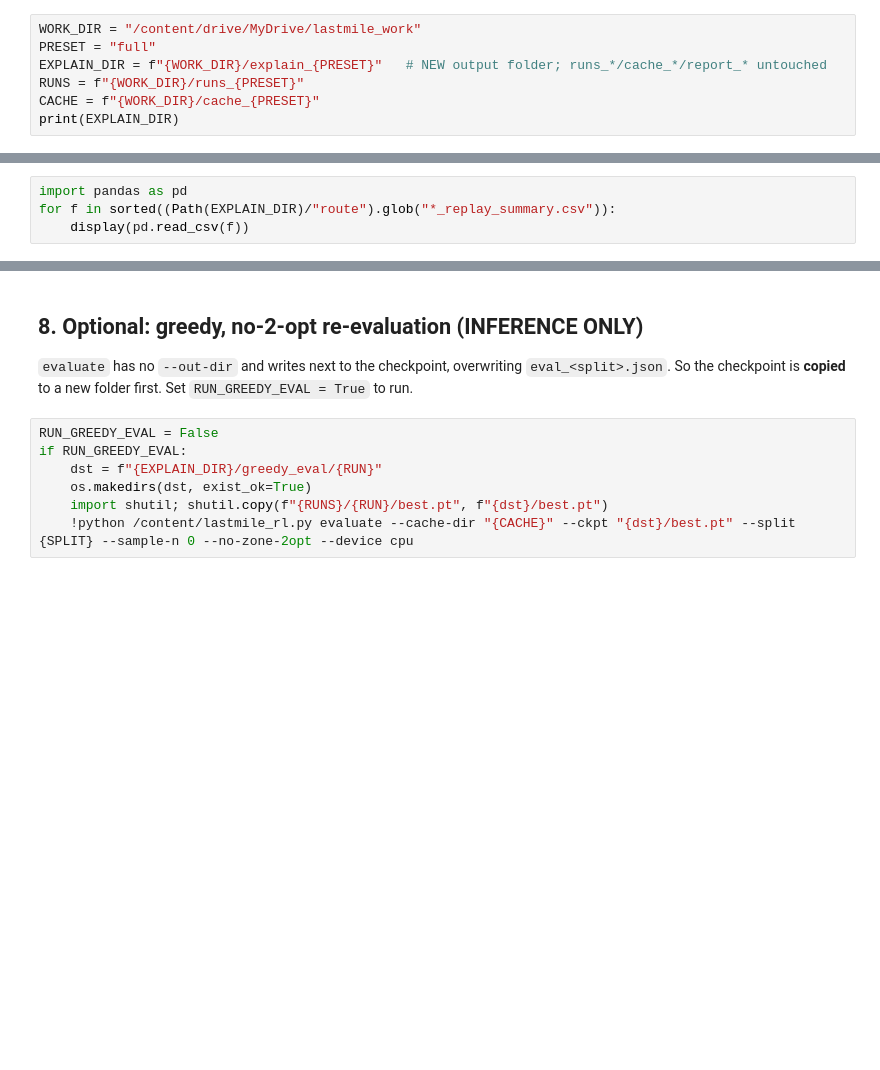
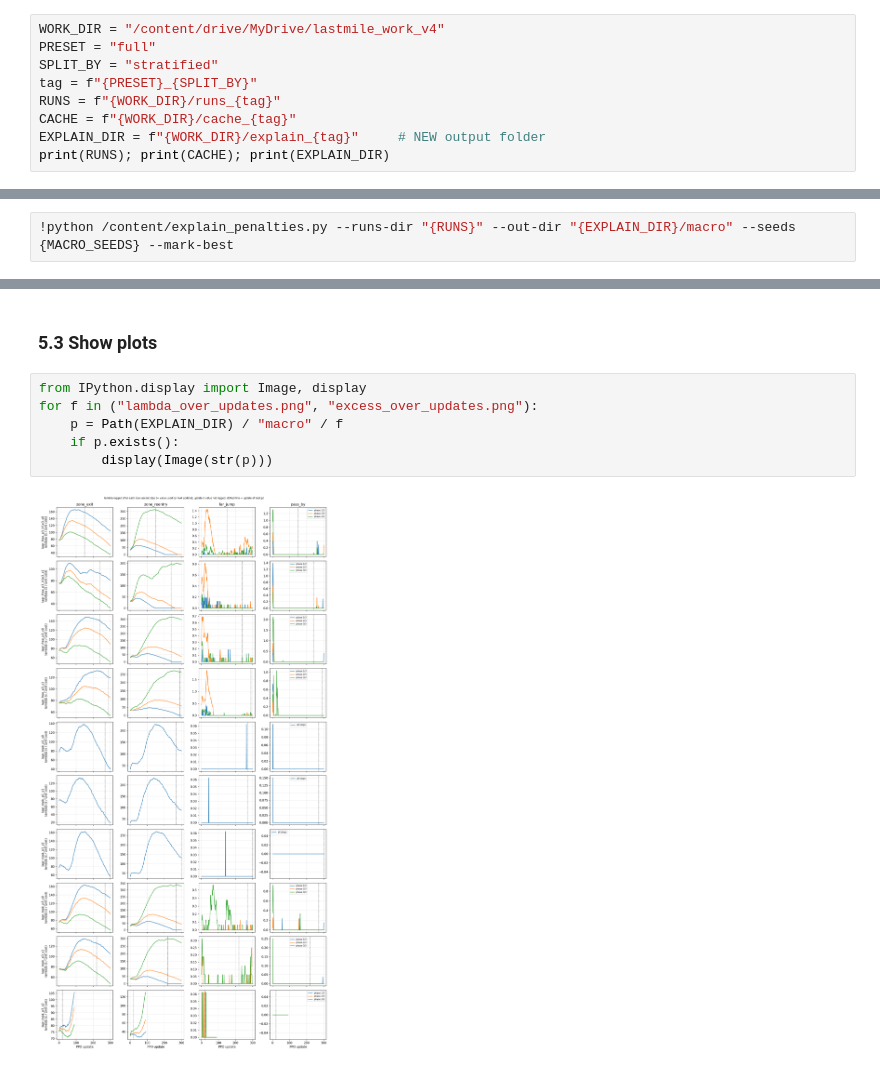
Before and after one commit to HardikDk121/Urban-Logistics, a Jupyter notebook: lastmile_explainability.ipynb, the cells around one changed output, grey strips where cells are left out. Drawn from its saved outputs; the diff is of its cells as text; blank space fills up the shorter version.

```diff
--- a/lastmile_explainability.ipynb
+++ b/lastmile_explainability.ipynb
@@ -17,7 +21,9 @@ drive.mount('/content/drive')
 # %%
-WORK_DIR = "/content/drive/MyDrive/lastmile_work"
+WORK_DIR = "/content/drive/MyDrive/lastmile_work_v4"
 PRESET = "full"
-EXPLAIN_DIR = f"{WORK_DIR}/explain_{PRESET}"   # NEW output folder; runs_*/cache_*/report_* untouched
-RUNS = f"{WORK_DIR}/runs_{PRESET}"
-CACHE = f"{WORK_DIR}/cache_{PRESET}"
-print(EXPLAIN_DIR)
+SPLIT_BY = "stratified"
+tag = f"{PRESET}_{SPLIT_BY}"
+RUNS = f"{WORK_DIR}/runs_{tag}"
+CACHE = f"{WORK_DIR}/cache_{tag}"
+EXPLAIN_DIR = f"{WORK_DIR}/explain_{tag}"     # NEW output folder
+print(RUNS); print(CACHE); print(EXPLAIN_DIR)
@@ -670,4 +3044,2 @@ ROUTE_ID = ""            # e.g. a route id from eval_test.json 'route'
 # %%
-import pandas as pd
-for f in sorted((Path(EXPLAIN_DIR)/"route").glob("*_replay_summary.csv")):
-    display(pd.read_csv(f))
+!python /content/explain_penalties.py --runs-dir "{RUNS}" --out-dir "{EXPLAIN_DIR}/macro" --seeds {MACRO_SEEDS} --mark-best
@@ -674,10 +3052,10 @@ for f in sorted((Path(EXPLAIN_DIR)/"route").glob("*_replay_summary.csv")):
 # %% [markdown]
-## 8. Optional: greedy, no-2-opt re-evaluation (INFERENCE ONLY)
-`evaluate` has no `--out-dir` and writes next to the checkpoint, overwriting `eval_<split>.json`. So the checkpoint is **copied** to a new folder first. Set `RUN_GREEDY_EVAL = True` to run.
+### 5.3 Show plots
 # %%
-RUN_GREEDY_EVAL = False
-if RUN_GREEDY_EVAL:
-    dst = f"{EXPLAIN_DIR}/greedy_eval/{RUN}"
-    os.makedirs(dst, exist_ok=True)
-    import shutil; shutil.copy(f"{RUNS}/{RUN}/best.pt", f"{dst}/best.pt")
-    !python /content/lastmile_rl.py evaluate --cache-dir "{CACHE}" --ckpt "{dst}/best.pt" --split {SPLIT} --sample-n 0 --no-zone-2opt --device cpu
+from IPython.display import Image, display
+for f in ("lambda_over_updates.png", "excess_over_updates.png"):
+    p = Path(EXPLAIN_DIR) / "macro" / f
+    if p.exists():
+        display(Image(str(p)))
+# %% [output]
+[figure, added]
```
Also changed, not shown: parts of 58 cells of this notebook, 16 other files.
